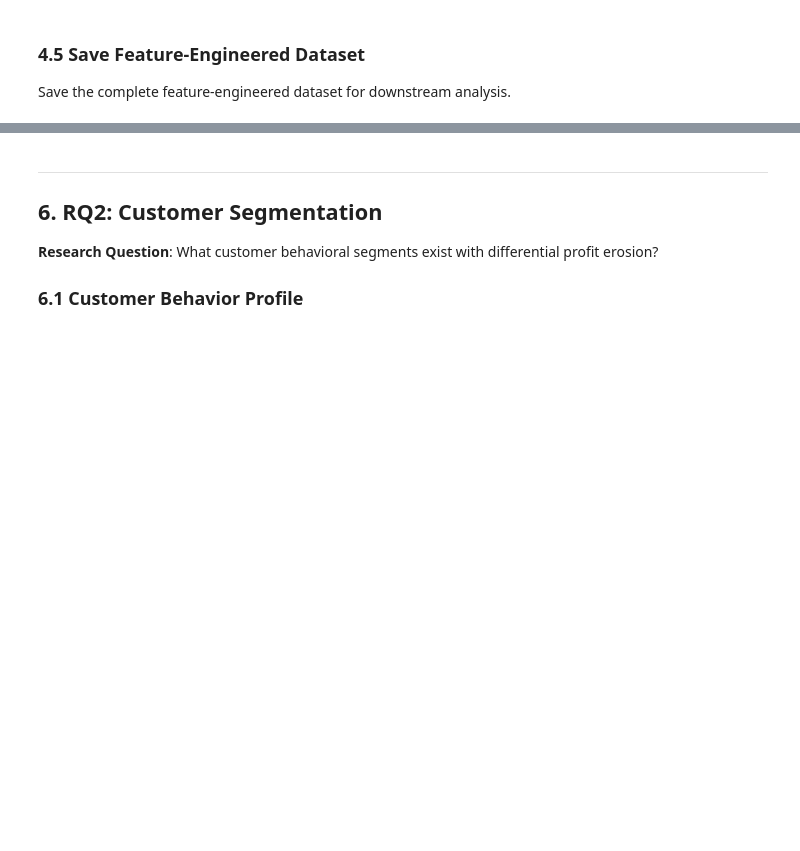
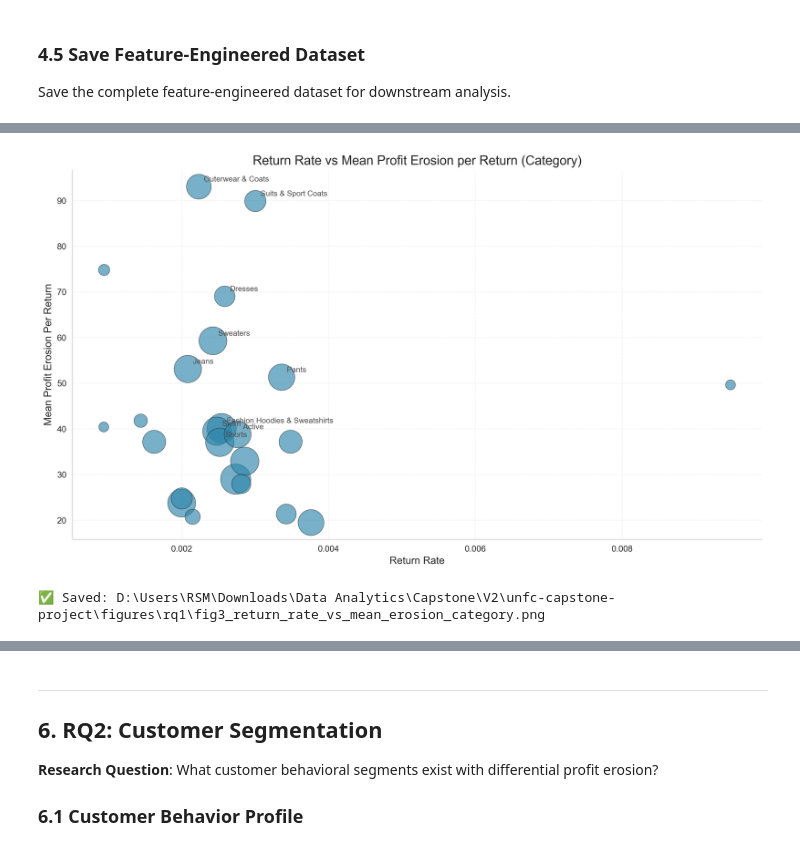
Before and after one commit to kojounfc/unfc-capstone-project-1, a Jupyter notebook: notebooks/profit_erosion_analysis.ipynb, the cells around one changed output, grey strips where cells are left out. Drawn from its saved outputs; the diff is of its cells as text; code cells hidden in the pictures; blank space fills up the shorter version.

```diff
--- a/notebooks/profit_erosion_analysis.ipynb
+++ b/notebooks/profit_erosion_analysis.ipynb
@@ -645,0 +1318,38 @@ plt.show()
+# %%
+out_path = RQ1_FIG_DIR / "fig3_return_rate_vs_mean_erosion_category.png"
+
+# Merge behavior data if available
+behavior_cat_path = RQ1_OUT_DIR / "us07_product_return_behavior_by_category.parquet"
+
+if behavior_cat_path.exists():
+    cat_behavior = pd.read_parquet(behavior_cat_path)
+    cat_plot_df = erosion_cat.merge(cat_behavior, on="category", how="left", suffixes=("", "_behavior"))
+else:
+    cat_plot_df = erosion_cat.copy()
+
+# Standardize return_rate column if necessary
+if "return_rate_behavior" in cat_plot_df.columns and "return_rate" not in cat_plot_df.columns:
+    cat_plot_df = cat_plot_df.rename(columns={"return_rate_behavior": "return_rate"})
+
+y_col = "mean_profit_erosion_per_return" if "mean_profit_erosion_per_return" in cat_plot_df.columns else "avg_profit_erosion"
+
+rq1_visuals.plot_return_rate_vs_mean_erosion(
+    cat_plot_df,
+    x_col="return_rate",
+    y_col=y_col,
+    label_col="category",
+    size_col="returned_items",
+    out_path=out_path,
+    title="Return Rate vs Mean Profit Erosion per Return (Category)",
+    annotate_top_k=10,
+)
+
+if out_path.exists():
+    display(Image(filename=str(out_path)))
+else:
+    print("⚠️ Figure file not found:", out_path)
+
+print(f"✅ Saved: {out_path}")
+# %% [output]
+[figure, added]
+✅ Saved: D:\Users\RSM\Downloads\Data Analytics\Capstone\V2\unfc-capstone-project\figures\rq1\fig3_return_rate_vs_mean_erosion_category.png
```
Also changed, not shown: parts of 49 cells of this notebook.
